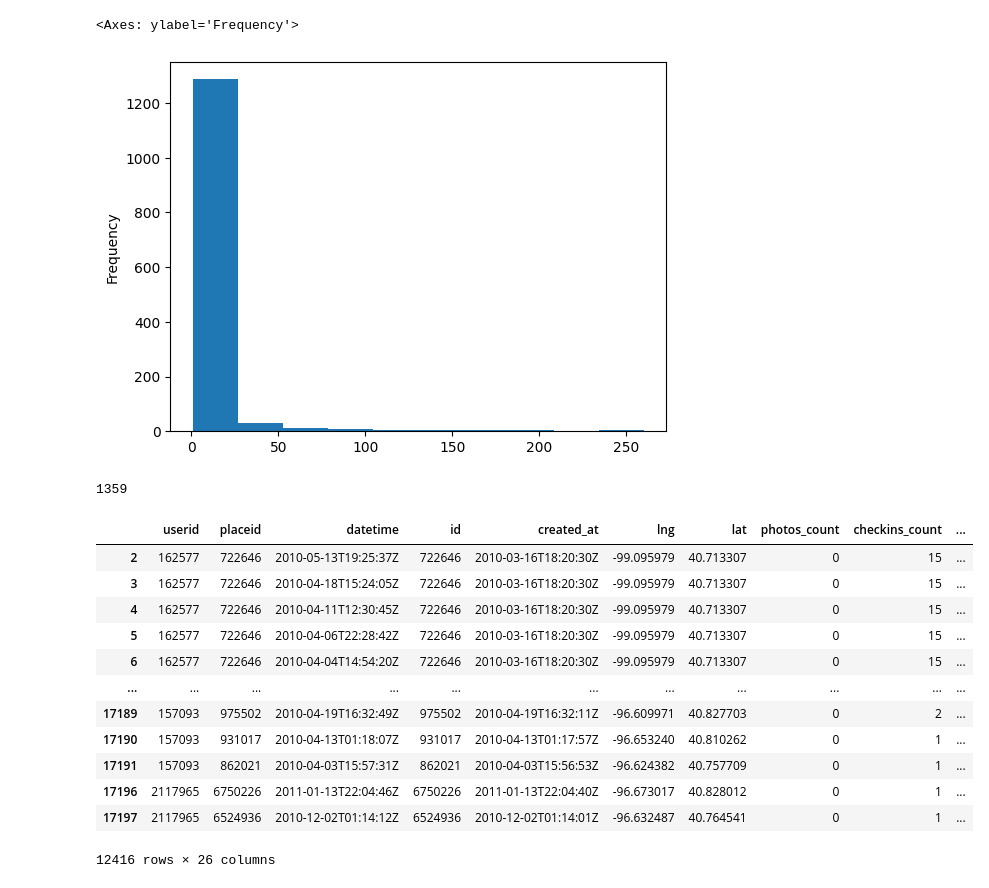
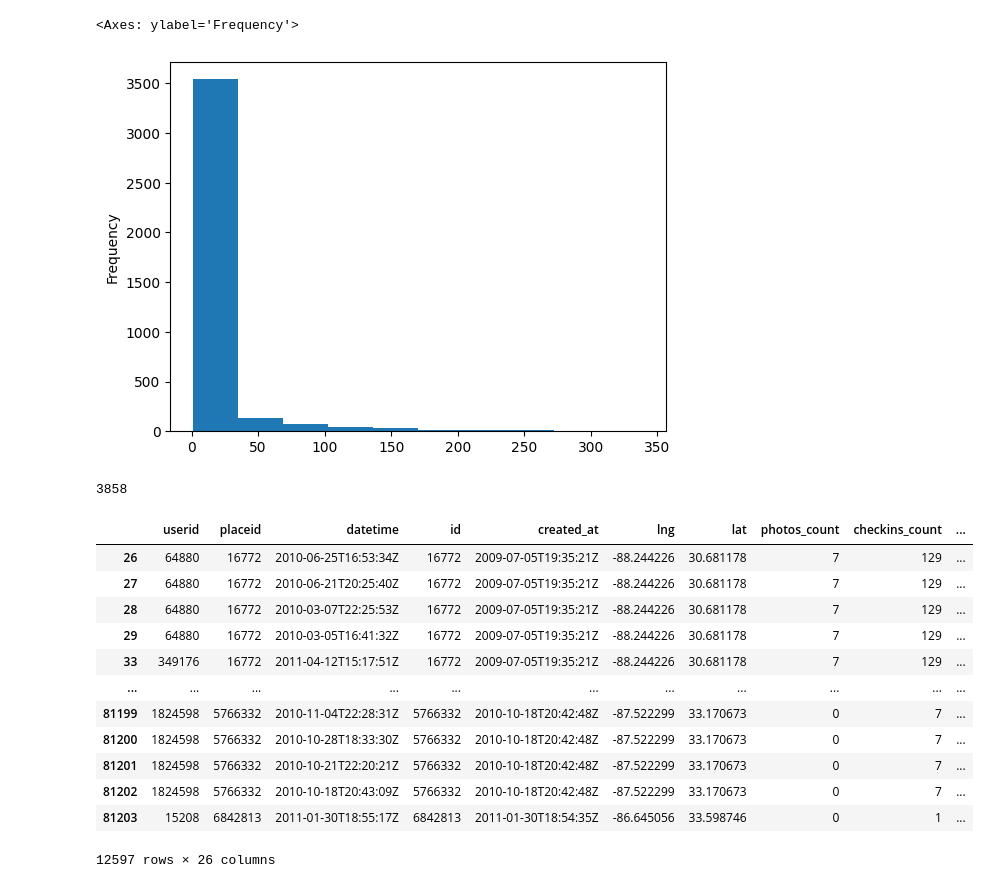
Before and after one commit to alvaroags/LP-BERT, a Jupyter notebook: data/preprocess.ipynb, the cells around one changed output. Drawn from its saved outputs; the diff is of its cells as text; code cells hidden in the pictures.

```diff
--- a/data/preprocess.ipynb
+++ b/data/preprocess.ipynb
@@ -5,7 +5,7 @@ import geopandas
 import shapely
 from matplotlib import pyplot as plt
 # %%
-name_csv = "checkins_Nebraska.csv"
+name_csv = "checkins_Alabama.csv"
 # %%
 df = pd.read_csv("./checkins_separated/"+name_csv)
 # %%
@@ -63,27 +63,28 @@ df
 df.groupby("userid")["rank"].max().plot(kind="hist", bins=10)
 # %% [output]
 <Axes: ylabel='Frequency'>
-[figure, old version]
+[figure, new version]
 # %%
 df["userid"].nunique()
 # %% [output]
-1359
+3858
 # %%
 
 train = df.copy()
-train = df[df["userid"].isin((df.groupby("userid")["rank"].max().sort_values(ascending=False).reset_index().query("rank >= 13").userid.tolist()))]
+train = df[df["userid"].isin((df.groupby("userid")["rank"].max().sort_values(ascending=False).reset_index().query("rank >= 12").userid.tolist()))]
+train = train[train['rank'] <= 12]
 train
 # %% [output]
 |  | userid | placeid | datetime | id | created_at | lng | lat | photos_count | checkins_count | ... |
-| 2 | 162577 | 722646 | 2010-05-13T19:25:37Z | 722646 | 2010-03-16T18:20:30Z | -99.095979 | 40.713307 | 0 | 15 | ... |
-| 3 | 162577 | 722646 | 2010-04-18T15:24:05Z | 722646 | 2010-03-16T18:20:30Z | -99.095979 | 40.713307 | 0 | 15 | ... |
-| 4 | 162577 | 722646 | 2010-04-11T12:30:45Z | 722646 | 2010-03-16T18:20:30Z | -99.095979 | 40.713307 | 0 | 15 | ... |
-| 5 | 162577 | 722646 | 2010-04-06T22:28:42Z | 722646 | 2010-03-16T18:20:30Z | -99.095979 | 40.713307 | 0 | 15 | ... |
-| 6 | 162577 | 722646 | 2010-04-04T14:54:20Z | 722646 | 2010-03-16T18:20:30Z | -99.095979 | 40.713307 | 0 | 15 | ... |
+| 26 | 64880 | 16772 | 2010-06-25T16:53:34Z | 16772 | 2009-07-05T19:35:21Z | -88.244226 | 30.681178 | 7 | 129 | ... |
+| 27 | 64880 | 16772 | 2010-06-21T20:25:40Z | 16772 | 2009-07-05T19:35:21Z | -88.244226 | 30.681178 | 7 | 129 | ... |
+| 28 | 64880 | 16772 | 2010-03-07T22:25:53Z | 16772 | 2009-07-05T19:35:21Z | -88.244226 | 30.681178 | 7 | 129 | ... |
+| 29 | 64880 | 16772 | 2010-03-05T16:41:32Z | 16772 | 2009-07-05T19:35:21Z | -88.244226 | 30.681178 | 7 | 129 | ... |
+| 33 | 349176 | 16772 | 2011-04-12T15:17:51Z | 16772 | 2009-07-05T19:35:21Z | -88.244226 | 30.681178 | 7 | 129 | ... |
 | ... | ... | ... | ... | ... | ... | ... | ... | ... | ... | ... |
-| 17189 | 157093 | 975502 | 2010-04-19T16:32:49Z | 975502 | 2010-04-19T16:32:11Z | -96.609971 | 40.827703 | 0 | 2 | ... |
-| 17190 | 157093 | 931017 | 2010-04-13T01:18:07Z | 931017 | 2010-04-13T01:17:57Z | -96.653240 | 40.810262 | 0 | 1 | ... |
-| 17191 | 157093 | 862021 | 2010-04-03T15:57:31Z | 862021 | 2010-04-03T15:56:53Z | -96.624382 | 40.757709 | 0 | 1 | ... |
-| 17196 | 2117965 | 6750226 | 2011-01-13T22:04:46Z | 6750226 | 2011-01-13T22:04:40Z | -96.673017 | 40.828012 | 0 | 1 | ... |
-| 17197 | 2117965 | 6524936 | 2010-12-02T01:14:12Z | 6524936 | 2010-12-02T01:14:01Z | -96.632487 | 40.764541 | 0 | 1 | ... |
+| 81199 | 1824598 | 5766332 | 2010-11-04T22:28:31Z | 5766332 | 2010-10-18T20:42:48Z | -87.522299 | 33.170673 | 0 | 7 | ... |
+| 81200 | 1824598 | 5766332 | 2010-10-28T18:33:30Z | 5766332 | 2010-10-18T20:42:48Z | -87.522299 | 33.170673 | 0 | 7 | ... |
+| 81201 | 1824598 | 5766332 | 2010-10-21T22:20:21Z | 5766332 | 2010-10-18T20:42:48Z | -87.522299 | 33.170673 | 0 | 7 | ... |
+| 81202 | 1824598 | 5766332 | 2010-10-18T20:43:09Z | 5766332 | 2010-10-18T20:42:48Z | -87.522299 | 33.170673 | 0 | 7 | ... |
+| 81203 | 15208 | 6842813 | 2011-01-30T18:55:17Z | 6842813 | 2011-01-30T18:54:35Z | -86.645056 | 33.598746 | 0 | 1 | ... |
-12416 rows × 26 columns
+12597 rows × 26 columns
```
Also changed, not shown: parts of 23 cells of this notebook, 8 other files.
